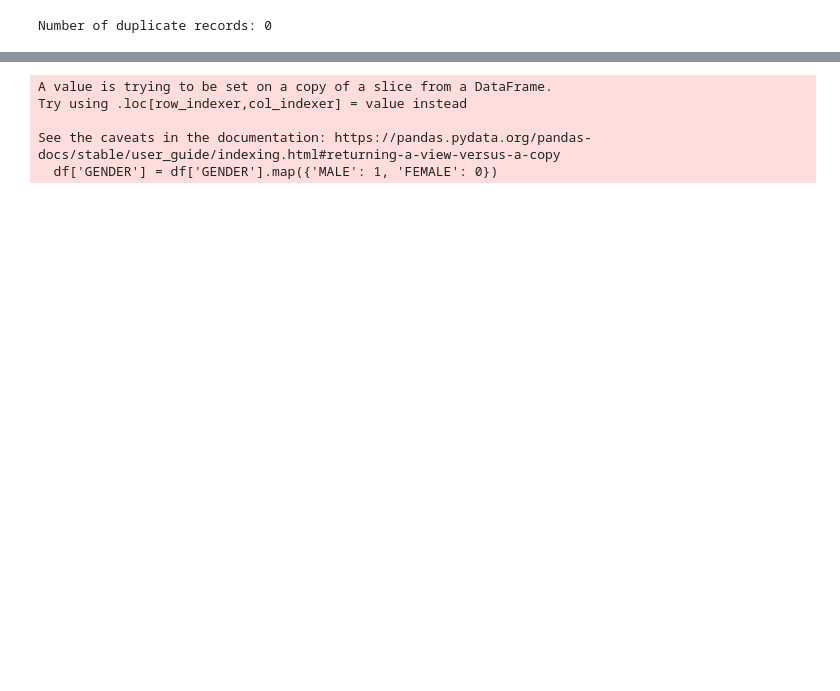
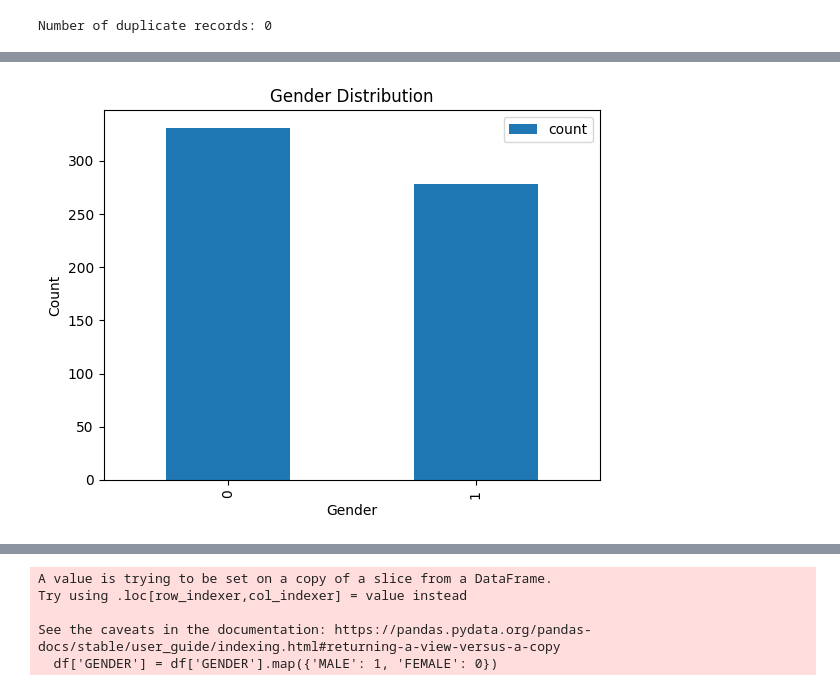
Before and after one commit to jnopareboateng/ml-library, a Jupyter notebook: Insurance/SIC preprocessing.ipynb, the cells around one changed output, grey strips where cells are left out. Saved outputs shown, nothing was run; the diff lists cells and outputs as text; code cells hidden in the pictures; blank space fills up the shorter version.

```diff
--- a/Insurance/SIC preprocessing.ipynb
+++ b/Insurance/SIC preprocessing.ipynb
@@ -160,8 +276,8 @@ plt.show()
 # %%
 # Create policy duration category
-df['POLICY_DURATION_CATEGORY'] = pd.cut(df['POLICY_DURATION'], bins=[0, 5, 10, 20, 50], labels=['<5 years', '5-10 years', '10-20 years', '>20 years'])
+df.loc[:, 'POLICY_DURATION_CATEGORY'] = pd.cut(df['POLICY_DURATION'], bins=[0, 5, 10, 20, 50], labels=['<5 years', '5-10 years', '10-20 years', '>20 years'])
+
 # Create age group categories
 bins = [0, 18, 30, 45, 60, 100]
 labels = ['<18', '18-30', '30-45', '45-60', '>60']
-df['AGE_GROUP'] = pd.cut(df['AGE'], bins=bins, labels=labels, right=False)
-df
+df.loc[:, 'AGE_GROUP'] = pd.cut(df['AGE'], bins=bins, labels=labels, right=False)
@@ -181,0 +284,9 @@ df
+# %%
+#Plot distribution of GENDER column
+df['GENDER'].value_counts().plot(kind='bar')
+plt.title('Gender Distribution')
+plt.xlabel('Gender')
+plt.ylabel('Count')
+plt.show()
+# %% [output]
+[figure, added]
```
Also changed, not shown: parts of 23 cells of this notebook.
